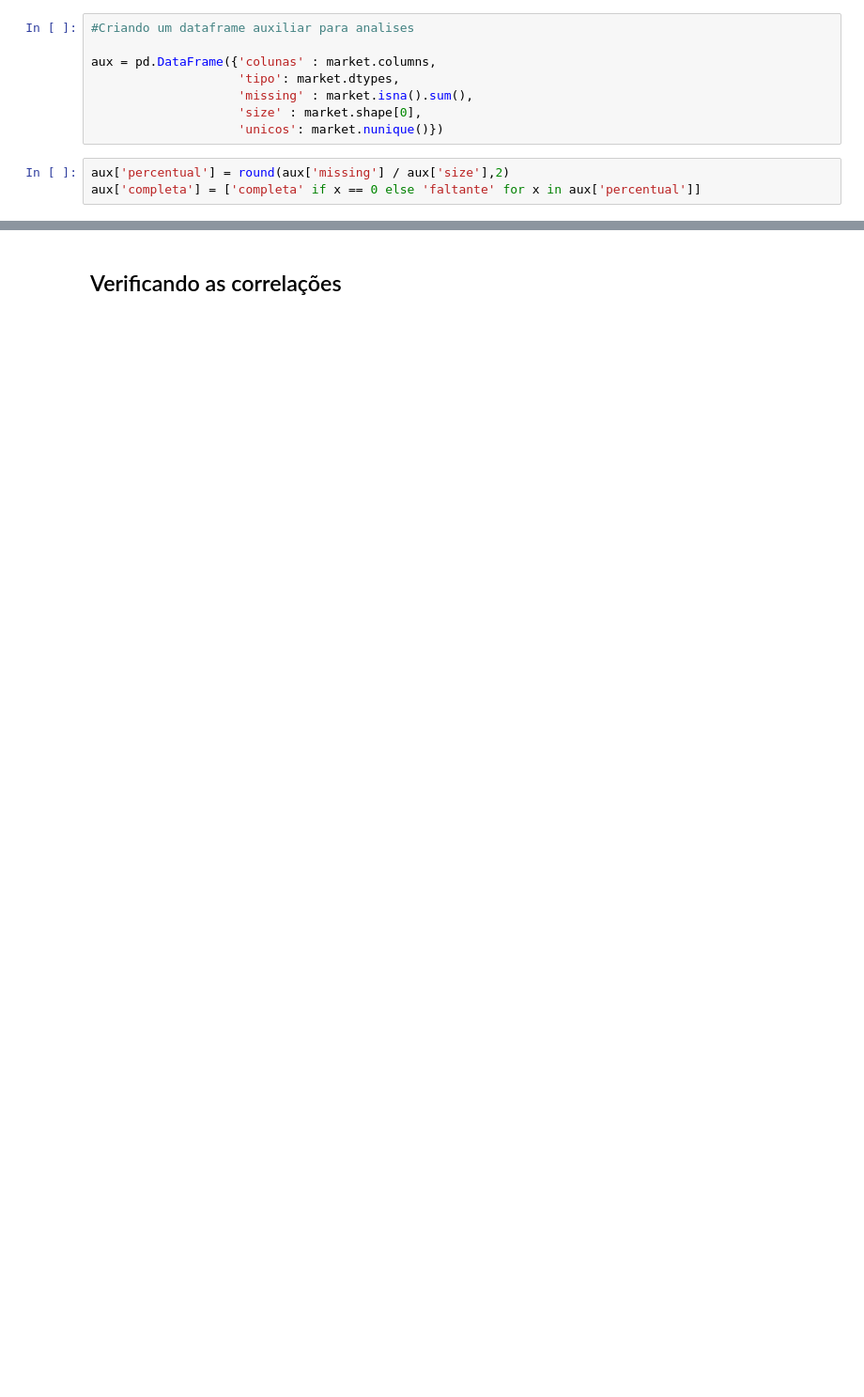
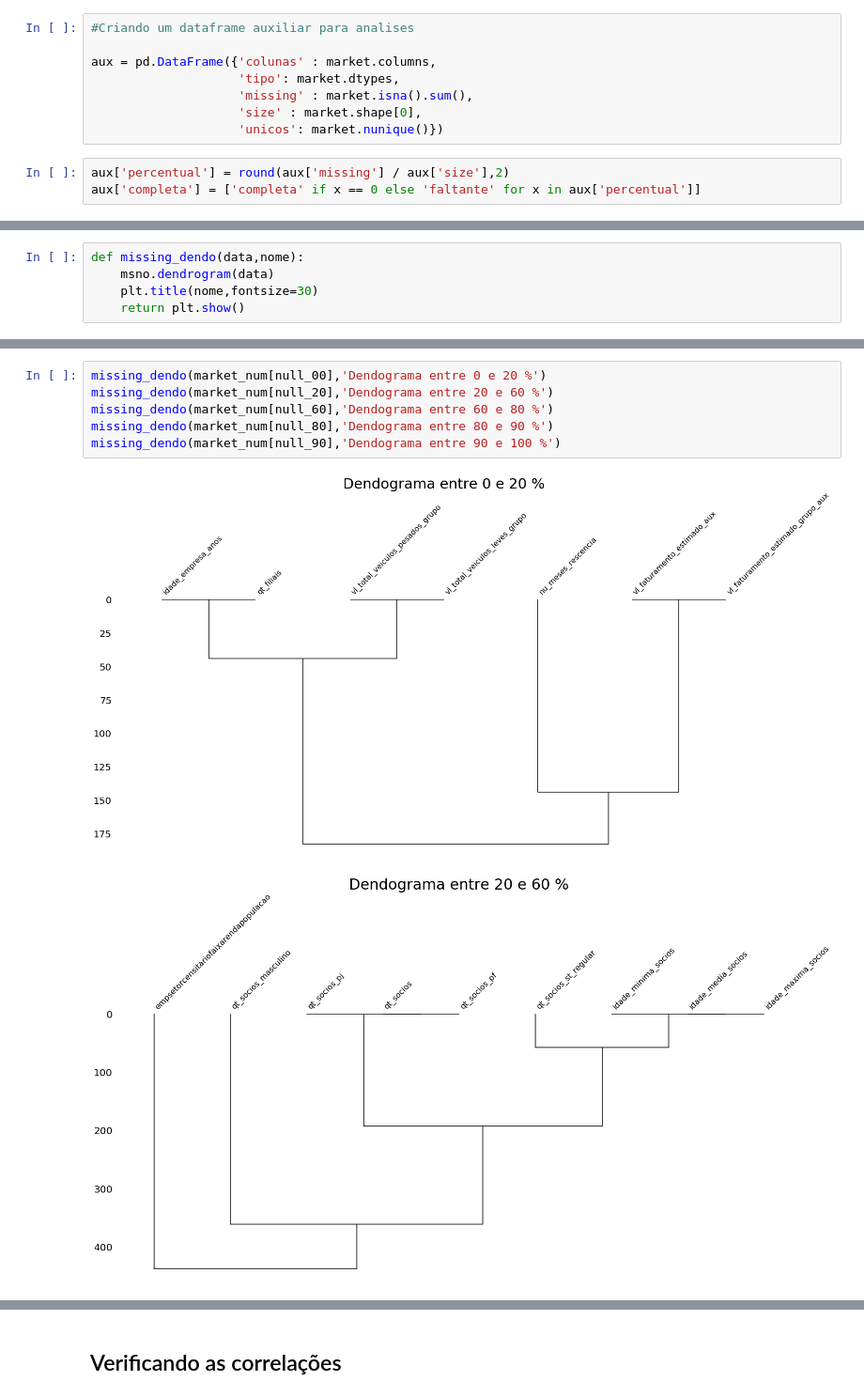
Before and after one commit to guireis1/Recommendation-System, a Jupyter notebook: main.ipynb, the cells around one changed output, grey strips where cells are left out. Shown at 94% size. Saved outputs shown, nothing was run; the diff lists cells and outputs as text; blank space fills up the shorter version.

```diff
--- a/main.ipynb
+++ b/main.ipynb
@@ -148,0 +89,5 @@ plt.show()
+# %%
+def missing_dendo(data,nome):
+    msno.dendrogram(data)
+    plt.title(nome,fontsize=30)
+    return plt.show()
@@ -148,0 +215,9 @@ plt.show()
+# %%
+missing_dendo(market_num[null_00],'Dendograma entre 0 e 20 %')
+missing_dendo(market_num[null_20],'Dendograma entre 20 e 60 %')
+missing_dendo(market_num[null_60],'Dendograma entre 60 e 80 %')
+missing_dendo(market_num[null_80],'Dendograma entre 80 e 90 %')
+missing_dendo(market_num[null_90],'Dendograma entre 90 e 100 %')
+# %% [output]
+[figure, added]
+[figure, added]
```
Also changed, not shown: parts of 101 cells of this notebook, 10 other files.
